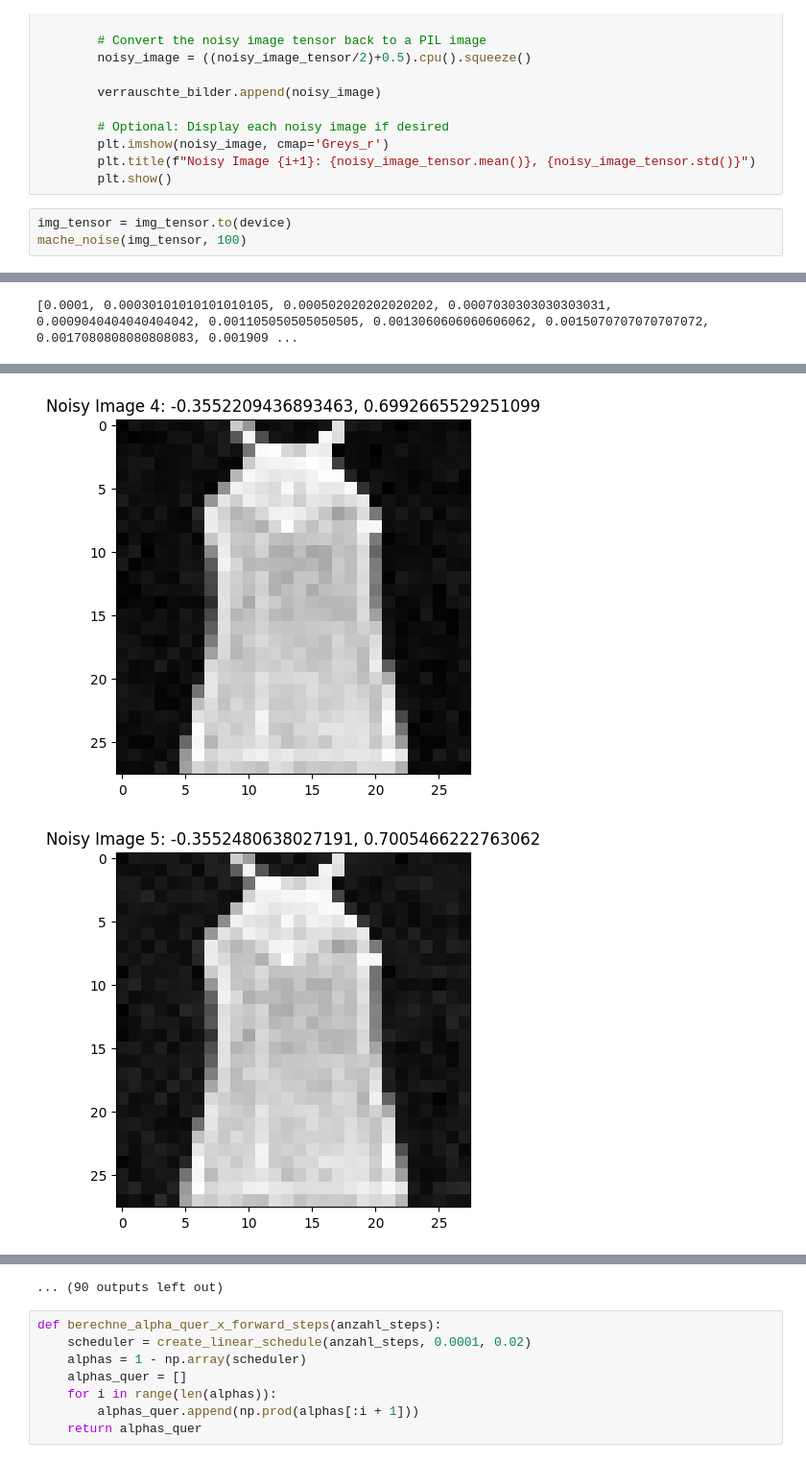
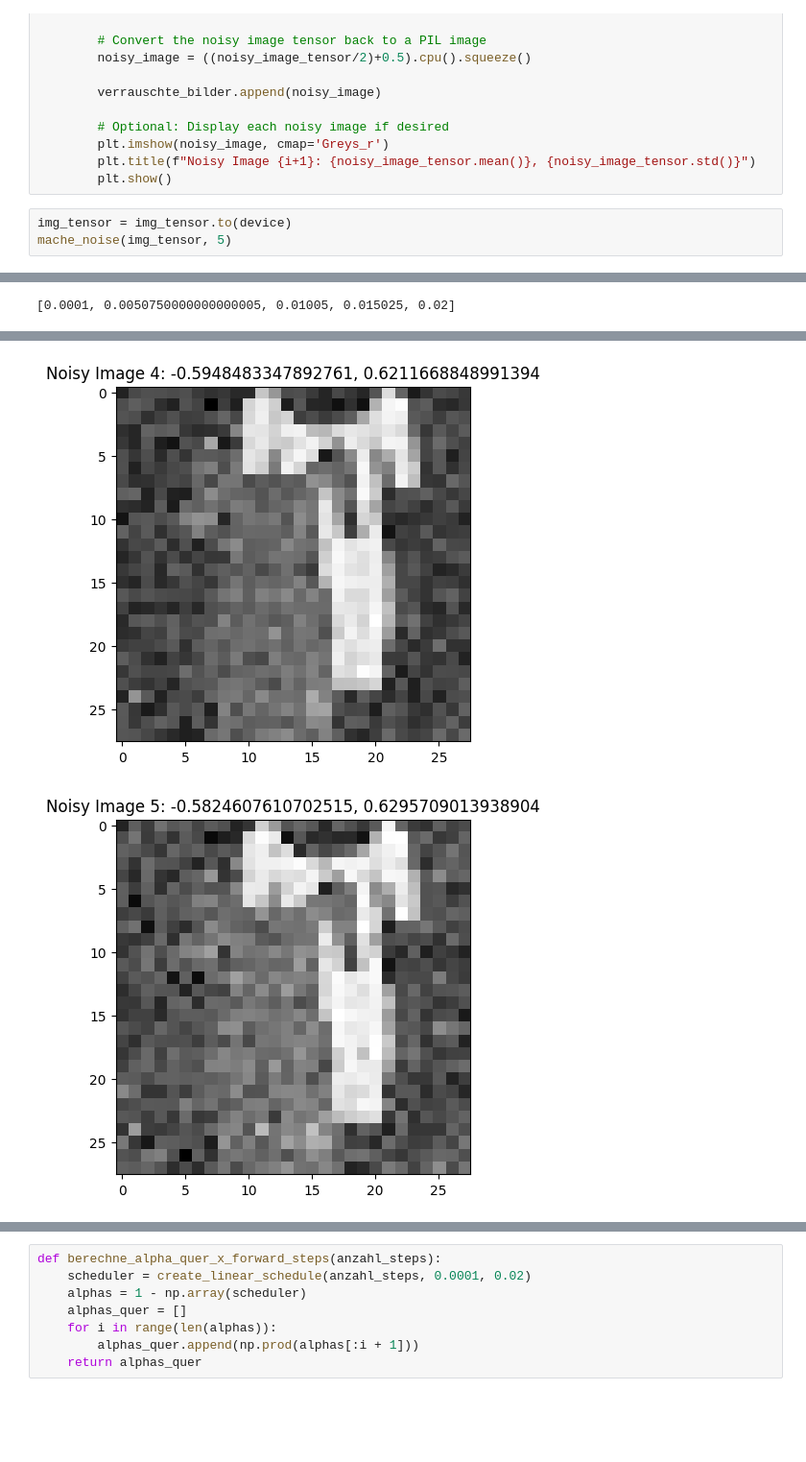
Before and after one commit to FirstThread/DDPM-and-LDM, a Jupyter notebook: FashionMNIST_Dataset-Diffusion_Model.ipynb, the cells around one changed output, grey strips where cells are left out. Shown at 96% size. Saved outputs shown, nothing was run; the diff lists cells and outputs as text; blank space fills up the shorter version.

```diff
--- a/FashionMNIST_Dataset-Diffusion_Model.ipynb
+++ b/FashionMNIST_Dataset-Diffusion_Model.ipynb
@@ -132,5 +135,5 @@ def mache_noise(image, anzahl_bilder):
         plt.show()
 # %%
 img_tensor = img_tensor.to(device)
-mache_noise(img_tensor, 100)
+mache_noise(img_tensor, 5)
 # %% [output]
@@ -138 +141 @@ mache_noise(img_tensor, 100)
-[0.0001, 0.00030101010101010105, 0.000502020202020202, 0.0007030303030303031, 0.0009040404040404042, 0.001105050505050505, 0.0013060606060606062, 0.0015070707070707072, 0.0017080808080808083, 0.001909 ...
+[0.0001, 0.0050750000000000005, 0.01005, 0.015025, 0.02]
@@ -142,2 +145,2 @@ mache_noise(img_tensor, 100)
-[figure, old version]
+[figure, new version]
-[figure, old version]
+[figure, new version]
@@ -149,4 +147,3 @@ mache_noise(img_tensor, 100)
-... (90 outputs left out)
 # %%
 def berechne_alpha_quer_x_forward_steps(anzahl_steps):
     scheduler = create_linear_schedule(anzahl_steps, 0.0001, 0.02)
```
Also changed, not shown: parts of 18 cells of this notebook.
